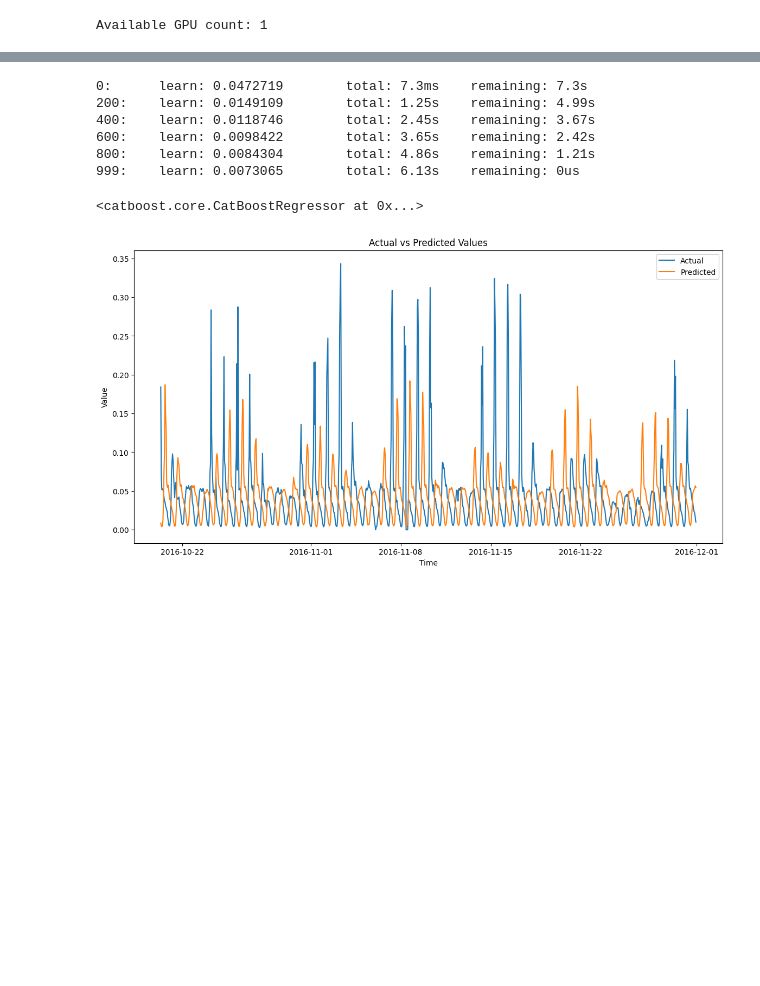
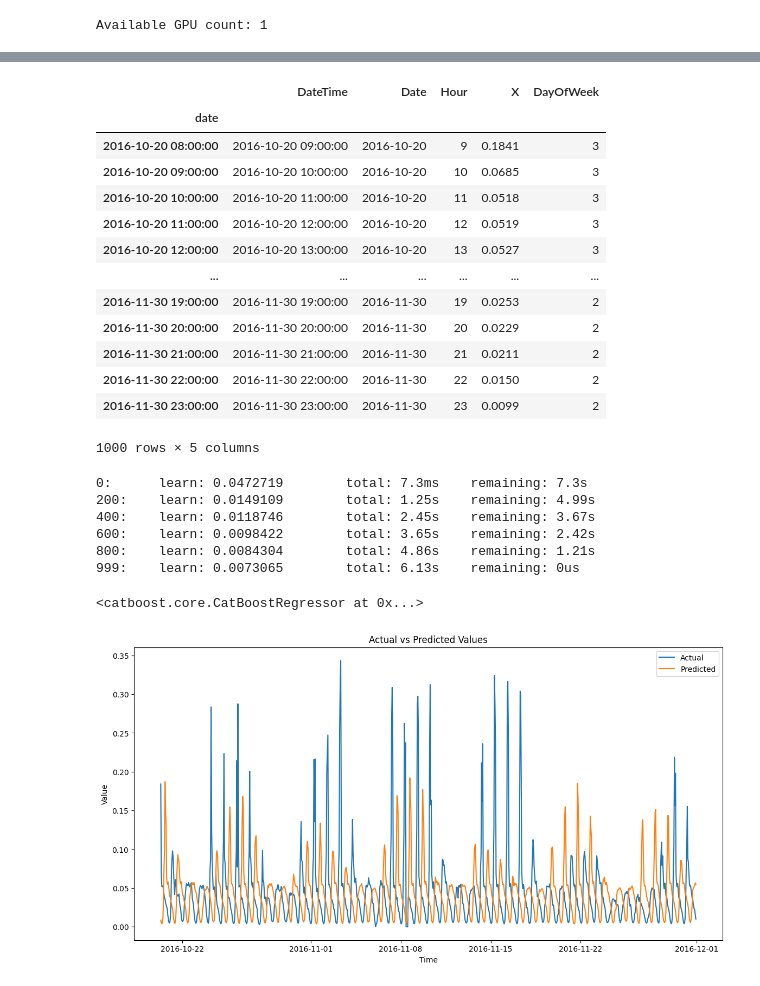
Before and after one commit to pavelhym/Bicocca_ts, a Jupyter notebook: deep_learning_model.ipynb, the cells around one changed output, grey strips where cells are left out. Drawn from its saved outputs; the diff is of its cells as text; code cells hidden in the pictures; blank space fills up the shorter version.

```diff
--- a/deep_learning_model.ipynb
+++ b/deep_learning_model.ipynb
@@ -45,0 +91,22 @@ Available GPU count: 1
+# %%
+
+df = pd.read_csv('data/ts2024.csv')
+df['DateTime'] = pd.to_datetime(df['DateTime'], format='ISO8601')
+hourly_index = pd.date_range(start=df['DateTime'].min(), end=df['DateTime'].max(), freq='H')
+df = df.set_index('DateTime').reindex(hourly_index).rename_axis('DateTime').reset_index()
+
+hourly_index = pd.date_range(start=df['DateTime'].min(), end=df['DateTime'].max(), freq='H')
+
+hourly_index = pd.date_range(start=df['DateTime'].min(), end=df['DateTime'].max(), freq='H')
+df = df.set_index(hourly_index).rename_axis('date')
+
+df['DayOfWeek'] = df.index.dayofweek
+
+
+train = df[df['X'].notna()]
+test = df[df['X'].isna()]
+
+
+
+train2 = train[:-1000]
+test = train[-1000:]
@@ -141,0 +261,17 @@ KeyError: 'predicted'
+# %%
+test
+# %% [output]
+|  | DateTime | Date | Hour | X | DayOfWeek |
+| date |  |  |  |  |  |
+| 2016-10-20 08:00:00 | 2016-10-20 09:00:00 | 2016-10-20 | 9 | 0.1841 | 3 |
+| 2016-10-20 09:00:00 | 2016-10-20 10:00:00 | 2016-10-20 | 10 | 0.0685 | 3 |
+| 2016-10-20 10:00:00 | 2016-10-20 11:00:00 | 2016-10-20 | 11 | 0.0518 | 3 |
+| 2016-10-20 11:00:00 | 2016-10-20 12:00:00 | 2016-10-20 | 12 | 0.0519 | 3 |
+| 2016-10-20 12:00:00 | 2016-10-20 13:00:00 | 2016-10-20 | 13 | 0.0527 | 3 |
+| ... | ... | ... | ... | ... | ... |
+| 2016-11-30 19:00:00 | 2016-11-30 19:00:00 | 2016-11-30 | 19 | 0.0253 | 2 |
+| 2016-11-30 20:00:00 | 2016-11-30 20:00:00 | 2016-11-30 | 20 | 0.0229 | 2 |
+| 2016-11-30 21:00:00 | 2016-11-30 21:00:00 | 2016-11-30 | 21 | 0.0211 | 2 |
+| 2016-11-30 22:00:00 | 2016-11-30 22:00:00 | 2016-11-30 | 22 | 0.0150 | 2 |
+| 2016-11-30 23:00:00 | 2016-11-30 23:00:00 | 2016-11-30 | 23 | 0.0099 | 2 |
+1000 rows × 5 columns
```
Also changed, not shown: parts of 23 cells of this notebook.
